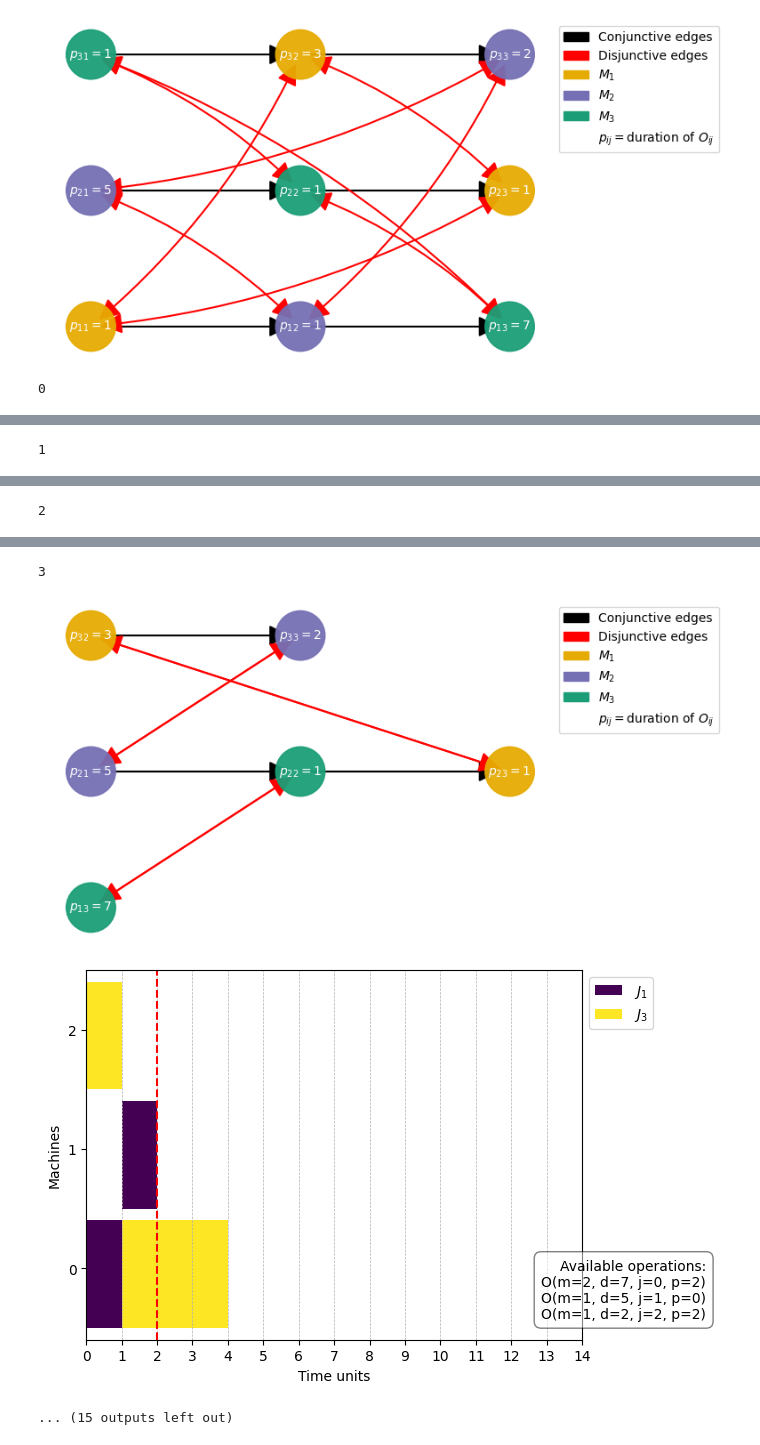
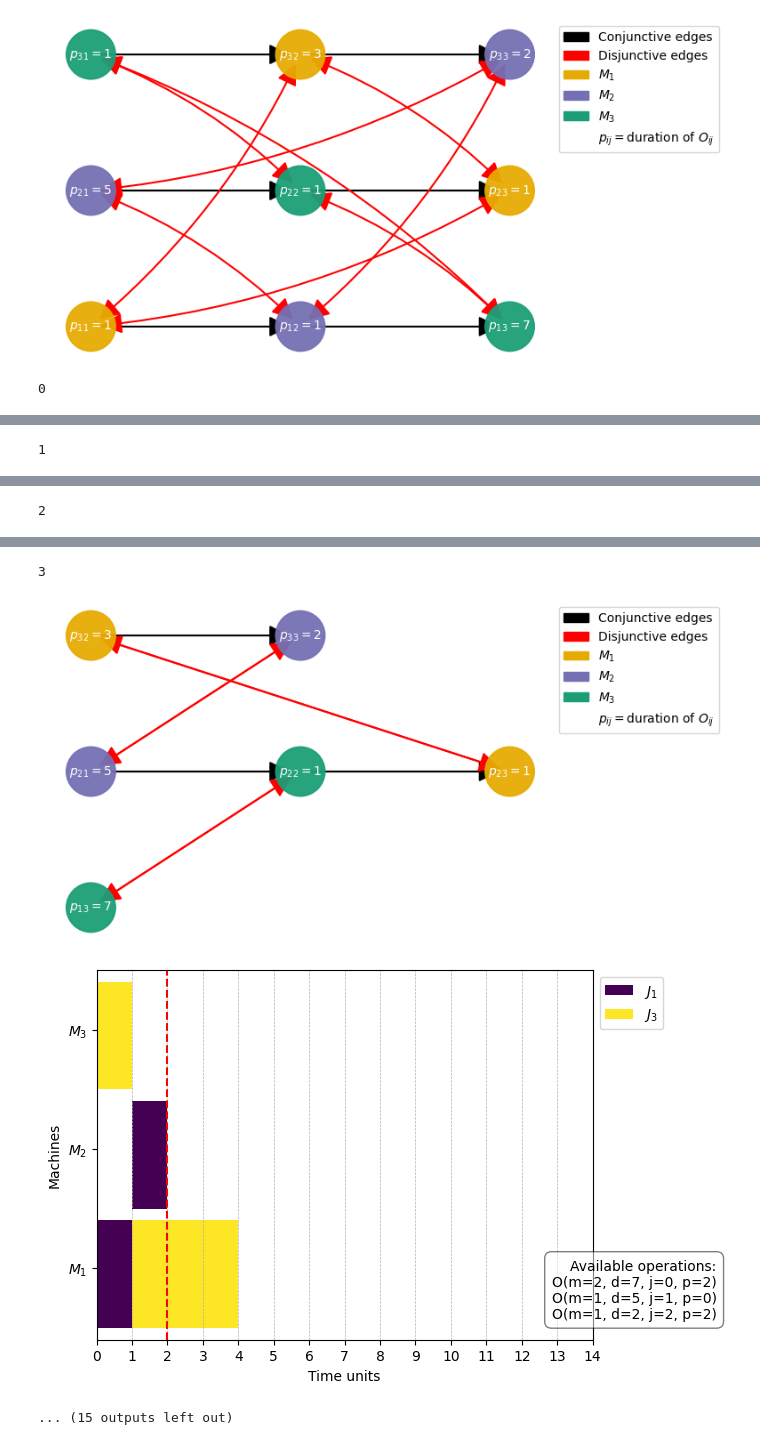
Before and after one commit to Pabloo22/job_shop_lib, a Jupyter notebook: docs/source/examples/13-DisjunctiveGraphUpdater.ipynb, the cells around one changed output, grey strips where cells are left out. Cells and saved outputs as stored; diff of their text form; code cells hidden in the pictures.

Commit message:
[Docs] Fix DisjunctiveGraphUpdater notebook

```diff
--- a/docs/source/examples/13-DisjunctiveGraphUpdater.ipynb
+++ b/docs/source/examples/13-DisjunctiveGraphUpdater.ipynb
@@ -45,6 +45,7 @@ partial_gantt_chart_plotter = get_partial_gantt_chart_plotter(
     title="",
     show_available_operations=True,
     job_labels=["$J_1$", "$J_2$", "$J_3$"],
+    machine_labels=["$M_1$", "$M_2$", "$M_3$"],
 )
 # %%
 graph = build_disjunctive_graph(instance)
@@ -73,12 +74,12 @@ graph = build_disjunctive_graph(instance)
 graph.remove_node(graph.nodes_by_type[NodeType.SOURCE][0].node_id)
 graph.remove_node(graph.nodes_by_type[NodeType.SINK][0].node_id)
 updater = DisjunctiveGraphUpdater(dispatcher=dispatcher, job_shop_graph=graph)
-dpr_solver = DispatchingRuleSolver(
+pdr_solver = DispatchingRuleSolver(
     "shortest_processing_time", ready_operations_filter=None
 )
 for _ in range(instance.num_operations):
     print(_)
-    dpr_solver.step(dispatcher)
+    pdr_solver.step(dispatcher)
     # plot the graph
     partial_graph_plotter(updater.job_shop_graph)
     plt.show()
@@ -103,4 +104,4 @@ for _ in range(instance.num_operations):
 3
 [figure]
-[figure, old version]
+[figure, new version]
 ... (15 outputs left out)
```
Also changed, not shown: parts of 1 cell of this notebook.
